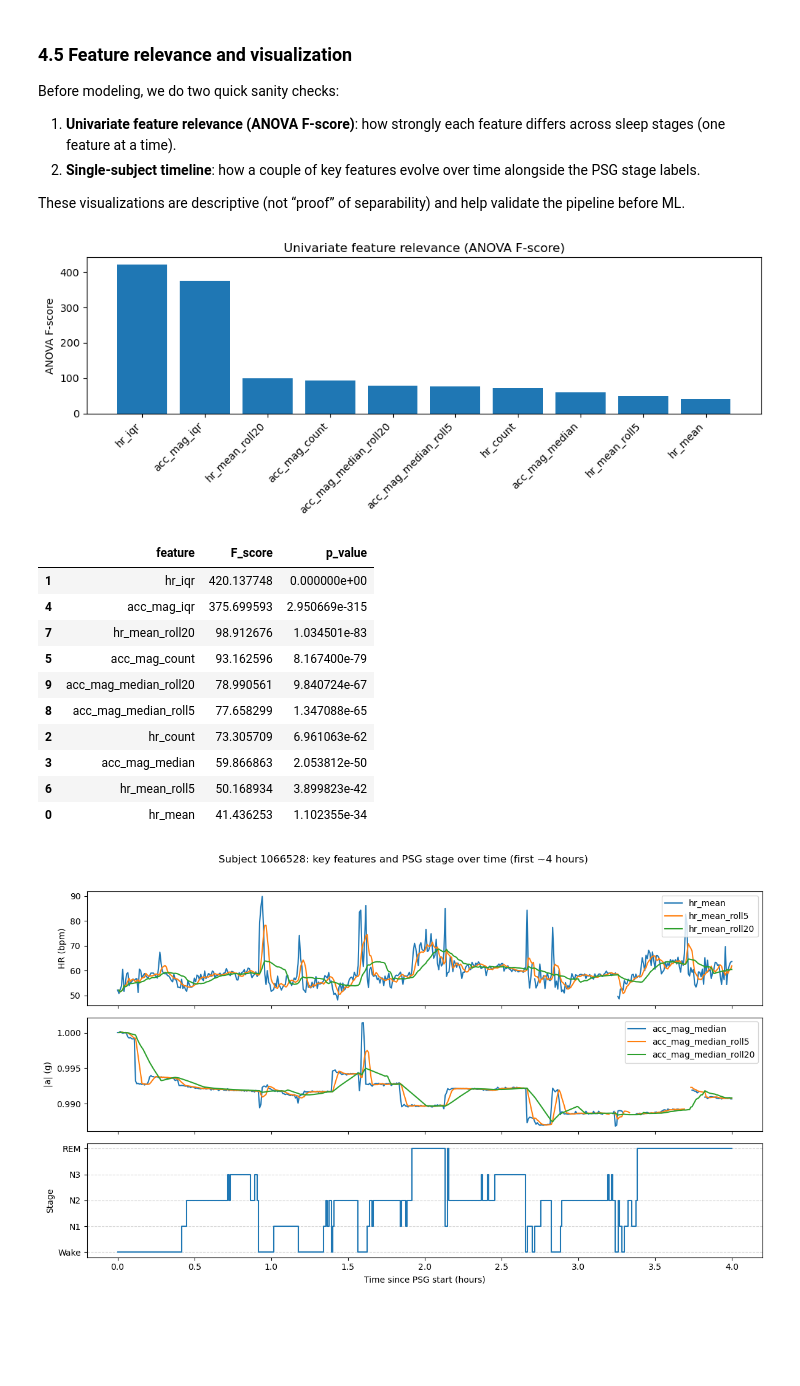
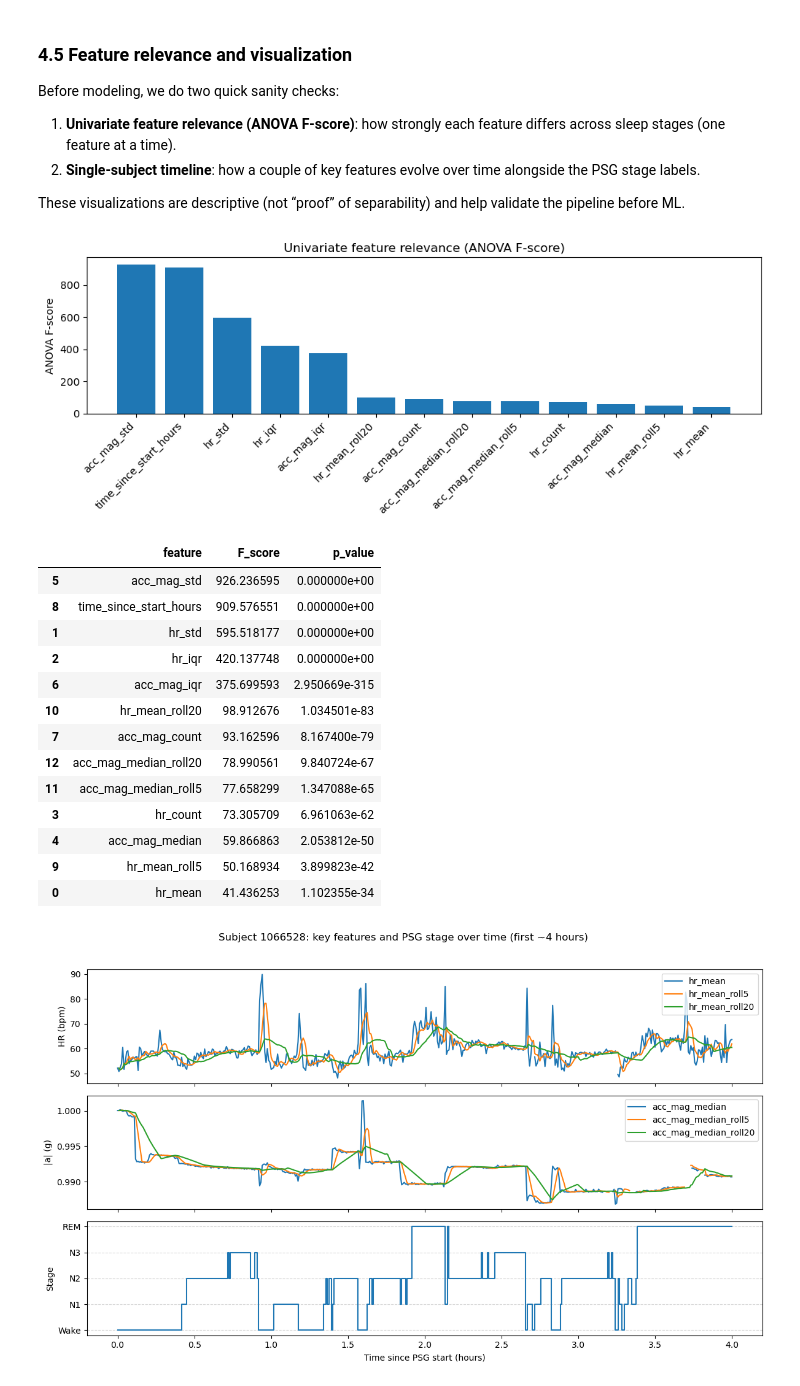
Before and after one commit to ChouaibB/wearables-ml-examples, a Jupyter notebook: notebooks/03_sleep_stage_classification_from_wrist_acc_hr_sleep_accel.ipynb, the cells around one changed output. Drawn from its saved outputs; the diff is of its cells as text; code cells hidden in the pictures; blank space fills up the shorter version.

```diff
--- a/notebooks/03_sleep_stage_classification_from_wrist_acc_hr_sleep_accel.ipynb
+++ b/notebooks/03_sleep_stage_classification_from_wrist_acc_hr_sleep_accel.ipynb
@@ -330,6 +333,7 @@ Summary statistics are computed directly from the raw samples assigned to each e
 # %%
 # --- Start from the epoch table (one row per 30s PSG epoch) ---
 epoch_features = epoch_raw[["subject_id", "epoch_id", "t_start_sec", "t_end_sec", "stage_code"]].copy()
+epoch_features["time_since_start_hours"] = epoch_features["t_start_sec"] / 3600.0
 
 # --- HR features (per-epoch arrays -> scalar summaries) ---
 # hr_bpm is stored as an array in each row
@@ -337,7 +341,8 @@ epoch_features = epoch_raw[["subject_id", "epoch_id", "t_start_sec", "t_end_sec"
 hr_mean  = epoch_raw["hr_bpm"].apply(lambda a: float(pd.Series(a).mean()) if isinstance(a, np.ndarray) and a.size else np.nan)
 hr_iqr   = epoch_raw["hr_bpm"].apply(lambda a: float(pd.Series(a).quantile(0.75) - pd.Series(a).quantile(0.25)) if isinstance(a, np.ndarray) and a.size else np.nan)
 hr_count = epoch_raw["hr_bpm"].apply(lambda a: int(a.size) if isinstance(a, np.ndarray) else 0)
-
+hr_std   = epoch_raw["hr_bpm"].apply(lambda a: float(pd.Series(a).std(ddof=0)) if isinstance(a, np.ndarray) and a.size else np.nan)
+epoch_features["hr_std"] = hr_std
 epoch_features["hr_mean"]  = hr_mean
 epoch_features["hr_iqr"]   = hr_iqr
 epoch_features["hr_count"] = hr_count
@@ -353,7 +358,8 @@ acc_mag = epoch_raw.apply(
 acc_mag_median = acc_mag.apply(lambda a: float(pd.Series(a).median()) if len(a) else np.nan)
 acc_mag_iqr    = acc_mag.apply(lambda a: float(pd.Series(a).quantile(0.75) - pd.Series(a).quantile(0.25)) if len(a) else np.nan)
 acc_mag_count  = acc_mag.apply(lambda a: int(len(a)) if len(a) else 0)
-
+acc_mag_std = acc_mag.apply(lambda a: float(pd.Series(a).std(ddof=0)) if len(a) else np.nan)
+epoch_features["acc_mag_std"] = acc_mag_std
 epoch_features["acc_mag_median"] = acc_mag_median
 epoch_features["acc_mag_iqr"]    = acc_mag_iqr
 epoch_features["acc_mag_count"]  = acc_mag_count
@@ -450,43 +456,47 @@ These visualizations are descriptive (not “proof” of separability) and help
 # %%
 from sklearn.feature_selection import f_classif
 
 FEATURE_COLS = [
-    "hr_mean", "hr_iqr", "hr_count",
-    "acc_mag_median", "acc_mag_iqr", "acc_mag_count",
+    "hr_mean", "hr_std", "hr_iqr", "hr_count",
+    "acc_mag_median", "acc_mag_std", "acc_mag_iqr", "acc_mag_count",
+    "time_since_start_hours",
     "hr_mean_roll5", "hr_mean_roll20",
     "acc_mag_median_roll5", "acc_mag_median_roll20",
 ]
 
 df = epoch_features[["stage_code"] + FEATURE_COLS].copy()
 
 # f_classif needs finite X and y; keep it simple: fill NaNs with 0 for this diagnostic
 X = df[FEATURE_COLS].fillna(0.0).to_numpy()
 y = df["stage_code"].to_numpy()
 
 F, p = f_classif(X, y)
 anova = pd.DataFrame({"feature": FEATURE_COLS, "F_score": F, "p_value": p}).sort_values("F_score", ascending=False)
 
 plt.figure(figsize=(10, 4))
 plt.bar(anova["feature"], anova["F_score"])
 plt.xticks(rotation=45, ha="right")
 plt.ylabel("ANOVA F-score")
 plt.title("Univariate feature relevance (ANOVA F-score)")
 plt.tight_layout()
 plt.show()
 
 display(anova)
 # %% [output]
-[figure, old version]
+[figure, new version]
 |  | feature | F_score | p_value |
-| 1 | hr_iqr | 420.137748 | 0.000000e+00 |
-| 4 | acc_mag_iqr | 375.699593 | 2.950669e-315 |
-| 7 | hr_mean_roll20 | 98.912676 | 1.034501e-83 |
-| 5 | acc_mag_count | 93.162596 | 8.167400e-79 |
-| 9 | acc_mag_median_roll20 | 78.990561 | 9.840724e-67 |
-| 8 | acc_mag_median_roll5 | 77.658299 | 1.347088e-65 |
-| 2 | hr_count | 73.305709 | 6.961063e-62 |
-| 3 | acc_mag_median | 59.866863 | 2.053812e-50 |
-| 6 | hr_mean_roll5 | 50.168934 | 3.899823e-42 |
+| 5 | acc_mag_std | 926.236595 | 0.000000e+00 |
+| 8 | time_since_start_hours | 909.576551 | 0.000000e+00 |
+| 1 | hr_std | 595.518177 | 0.000000e+00 |
+| 2 | hr_iqr | 420.137748 | 0.000000e+00 |
+| 6 | acc_mag_iqr | 375.699593 | 2.950669e-315 |
+| 10 | hr_mean_roll20 | 98.912676 | 1.034501e-83 |
+| 7 | acc_mag_count | 93.162596 | 8.167400e-79 |
+| 12 | acc_mag_median_roll20 | 78.990561 | 9.840724e-67 |
+| 11 | acc_mag_median_roll5 | 77.658299 | 1.347088e-65 |
+| 3 | hr_count | 73.305709 | 6.961063e-62 |
+| 4 | acc_mag_median | 59.866863 | 2.053812e-50 |
+| 9 | hr_mean_roll5 | 50.168934 | 3.899823e-42 |
 | 0 | hr_mean | 41.436253 | 1.102355e-34 |
 # %%
 sid0 = SUBJECT_IDS[0]
```
Also changed, not shown: parts of 4 cells of this notebook.
